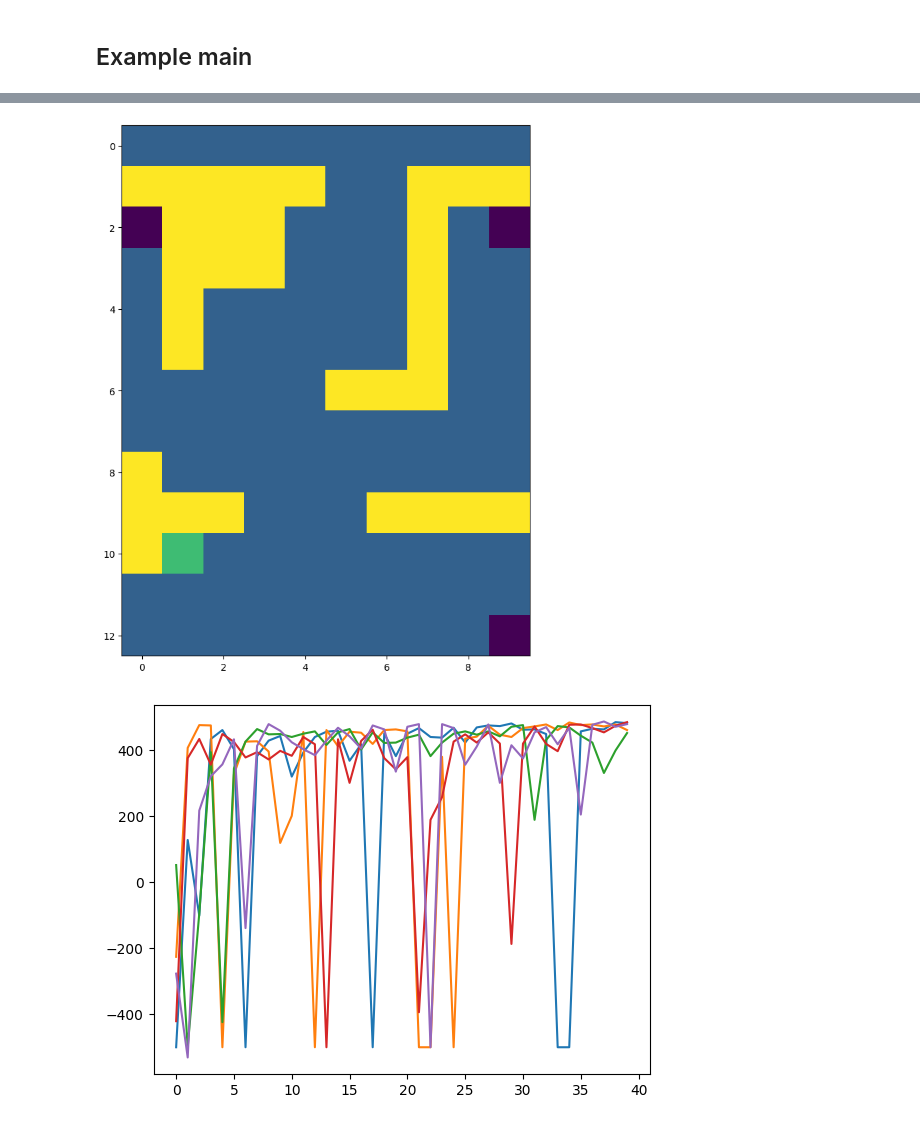
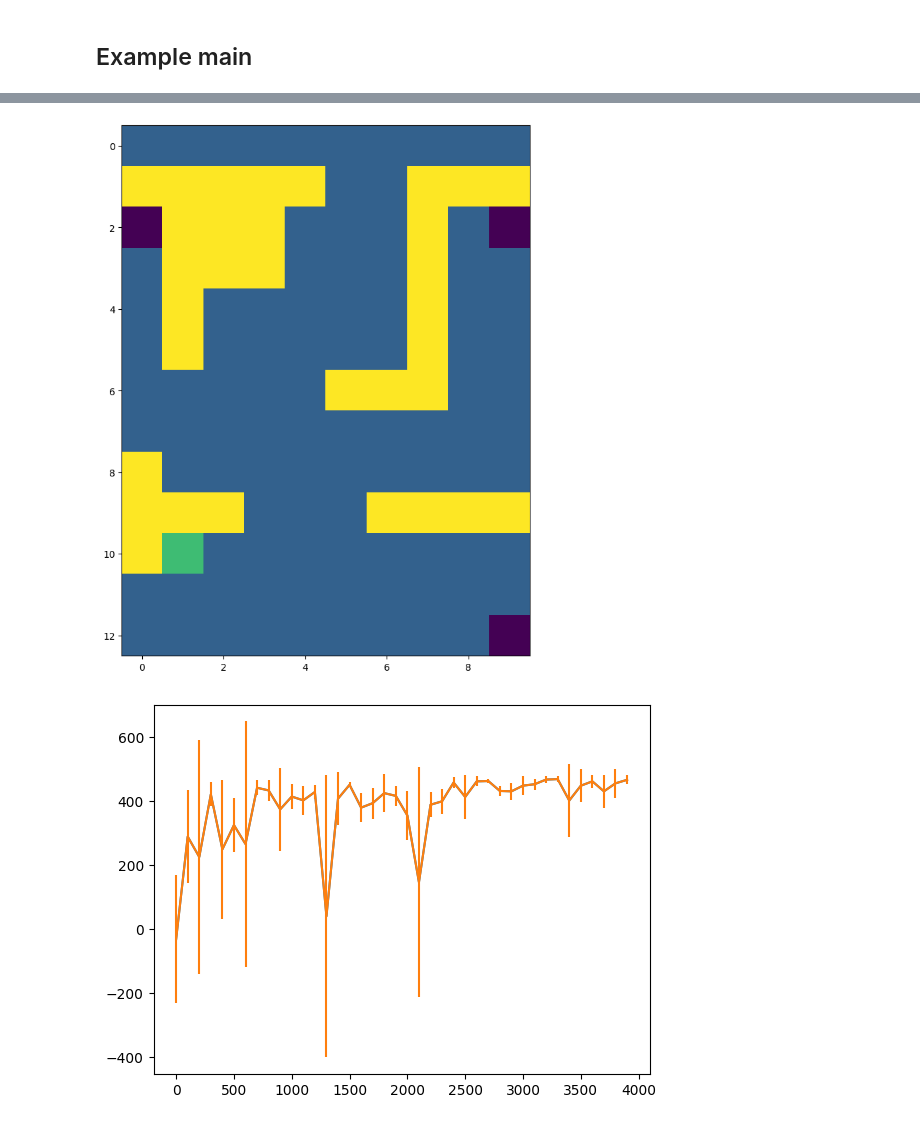
Before and after one commit to annnnnnnnnnie/imperial_ml_2022_coursework, a Jupyter notebook: coursework_1.ipynb, the cells around one changed output, grey strips where cells are left out. Saved outputs shown, nothing was run; the diff lists cells and outputs as text; code cells hidden in the pictures.

```diff
--- a/coursework_1.ipynb
+++ b/coursework_1.ipynb
@@ -863,16 +870,21 @@ Evaluating policy...
 # %%
 def plot_total_non_discounted_reward_curve(agent, env, replications=5):
     all_plotted_rewards = []
     plt.figure()
     for _ in range(replications):
         _, _, all_rewards = agent.solve(env)
         plotted_rewards = all_rewards[::100]
-        plt.plot(plotted_rewards)
         all_plotted_rewards.append(plotted_rewards)
+    means = list(map(np.mean, zip(*all_plotted_rewards)))
+    sds = list(map(np.std, zip(*all_plotted_rewards)))
+    assert len(means) == len(sds)
+    n_epi = [100 * n for n in range(len(means))]
+    plt.plot(n_epi, means)
+    plt.errorbar(n_epi, means, yerr=sds)
     plt.show()
 
 
-plot_total_non_discounted_reward_curve(MC_agent(), Maze())
+# plot_total_non_discounted_reward_curve(MC_agent(), Maze())
 # %% [output]
 [figure]
-[figure, old version]
+[figure, new version]
```
Also changed, not shown: parts of 5 cells of this notebook, 5 other files.
